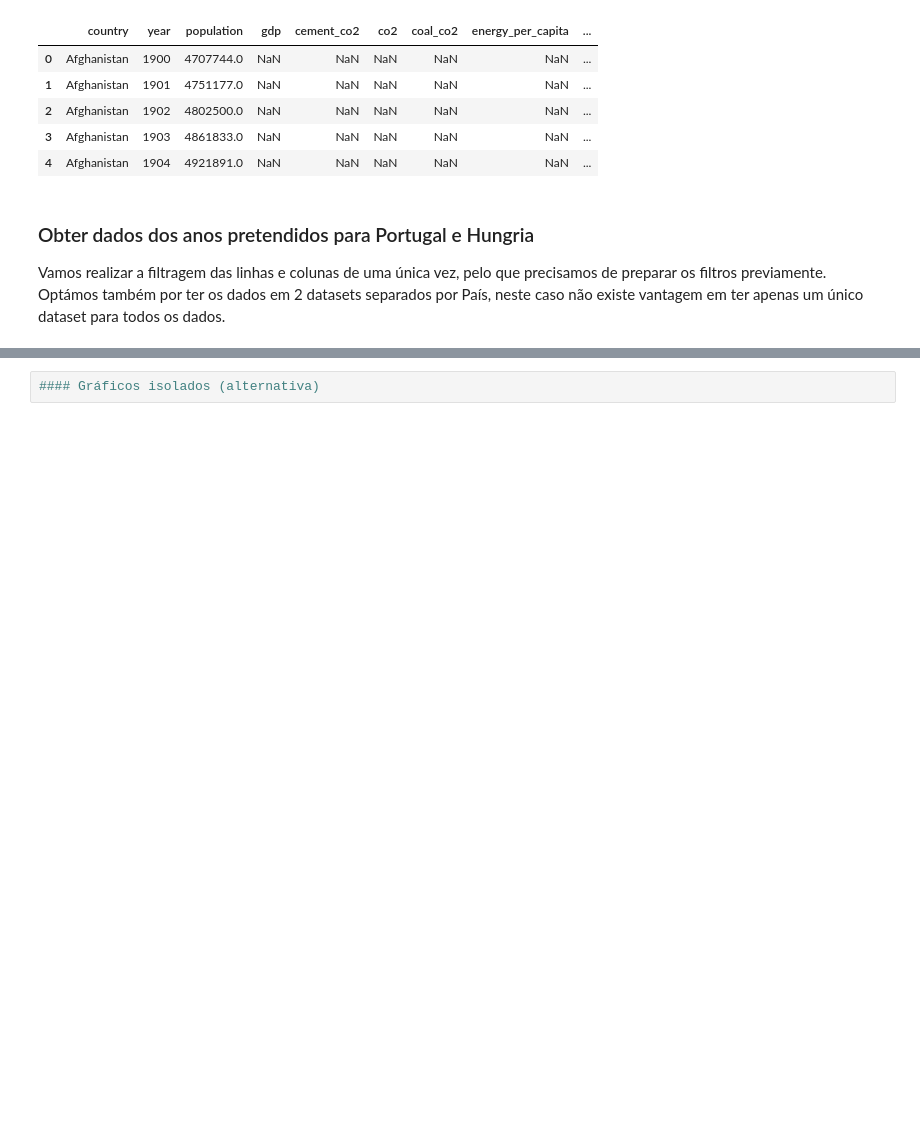
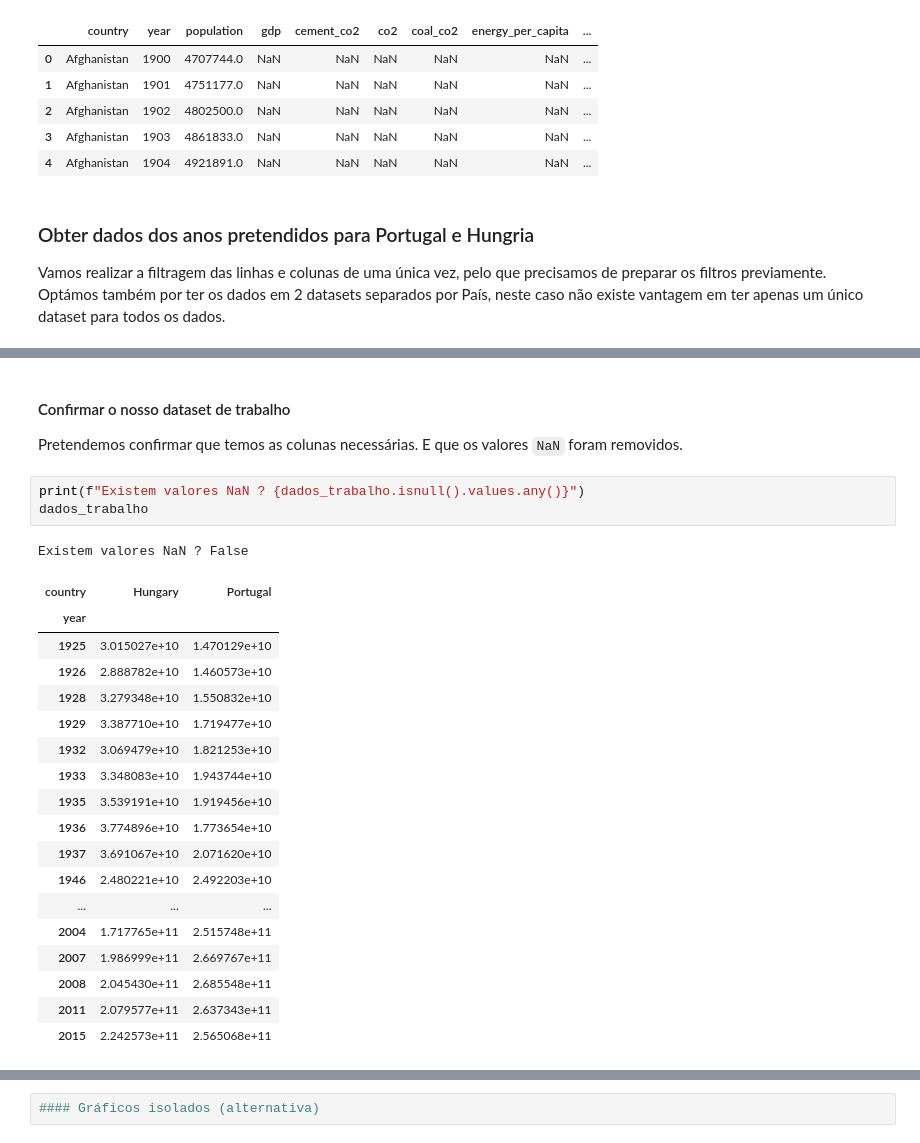
Before and after one commit to preis/anadi_2024, a Jupyter notebook: notebooks/Trabalho 1/Trabalho 4.2 1.ipynb, the cells around one changed output, grey strips where cells are left out. Saved outputs shown, nothing was run; the diff lists cells and outputs as text; blank space fills up the shorter version.

Commit message:
feat:  codigo 4.2.1 usando 1 só dataset

```diff
--- a/notebooks/Trabalho 1/Trabalho 4.2 1.ipynb
+++ b/notebooks/Trabalho 1/Trabalho 4.2 1.ipynb
@@ -87,3 +54,30 @@ Existem NaN ? False
+# %% [markdown]
+#### Confirmar o nosso dataset de trabalho
+
+Pretendemos confirmar que temos as colunas necessárias. E que os valores ``NaN`` foram removidos.
+# %%
+print(f"Existem valores NaN ? {dados_trabalho.isnull().values.any()}")
+dados_trabalho
+# %% [output]
+Existem valores NaN ? False
+| country | Hungary | Portugal |
+| year |  |  |
+| 1925 | 3.015027e+10 | 1.470129e+10 |
+| 1926 | 2.888782e+10 | 1.460573e+10 |
+| 1928 | 3.279348e+10 | 1.550832e+10 |
+| 1929 | 3.387710e+10 | 1.719477e+10 |
+| 1932 | 3.069479e+10 | 1.821253e+10 |
+| 1933 | 3.348083e+10 | 1.943744e+10 |
+| 1935 | 3.539191e+10 | 1.919456e+10 |
+| 1936 | 3.774896e+10 | 1.773654e+10 |
+| 1937 | 3.691067e+10 | 2.071620e+10 |
+| 1946 | 2.480221e+10 | 2.492203e+10 |
+| ... | ... | ... |
+| 2004 | 1.717765e+11 | 2.515748e+11 |
+| 2007 | 1.986999e+11 | 2.669767e+11 |
+| 2008 | 2.045430e+11 | 2.685548e+11 |
+| 2011 | 2.079577e+11 | 2.637343e+11 |
+| 2015 | 2.242573e+11 | 2.565068e+11 |
 # %% [markdown]
 ### Gráficos dos dados
 
```
Also changed, not shown: parts of 15 cells of this notebook.
